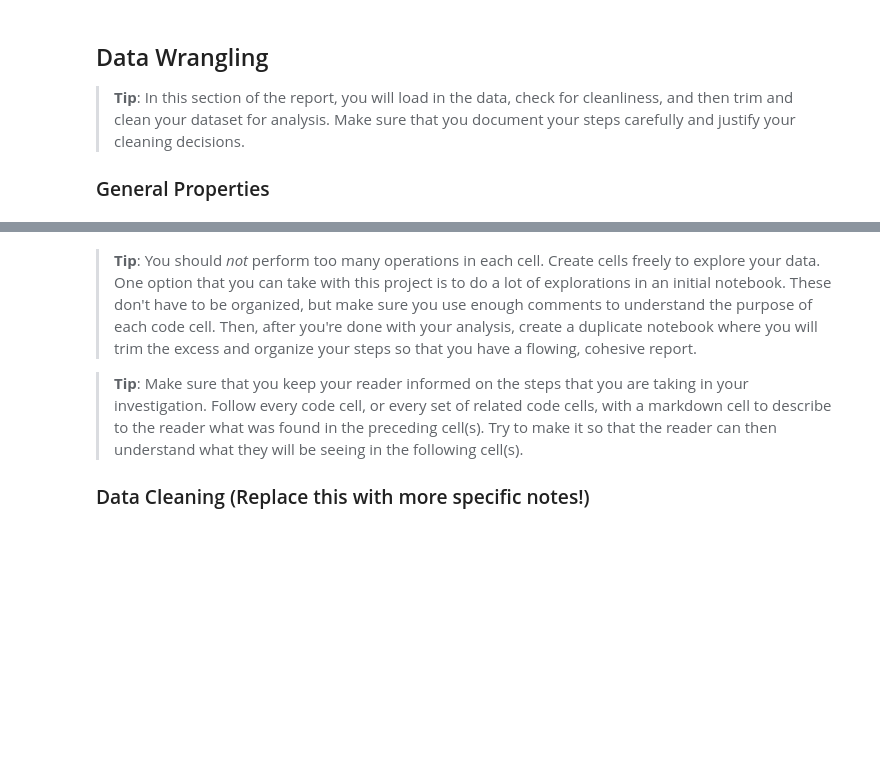
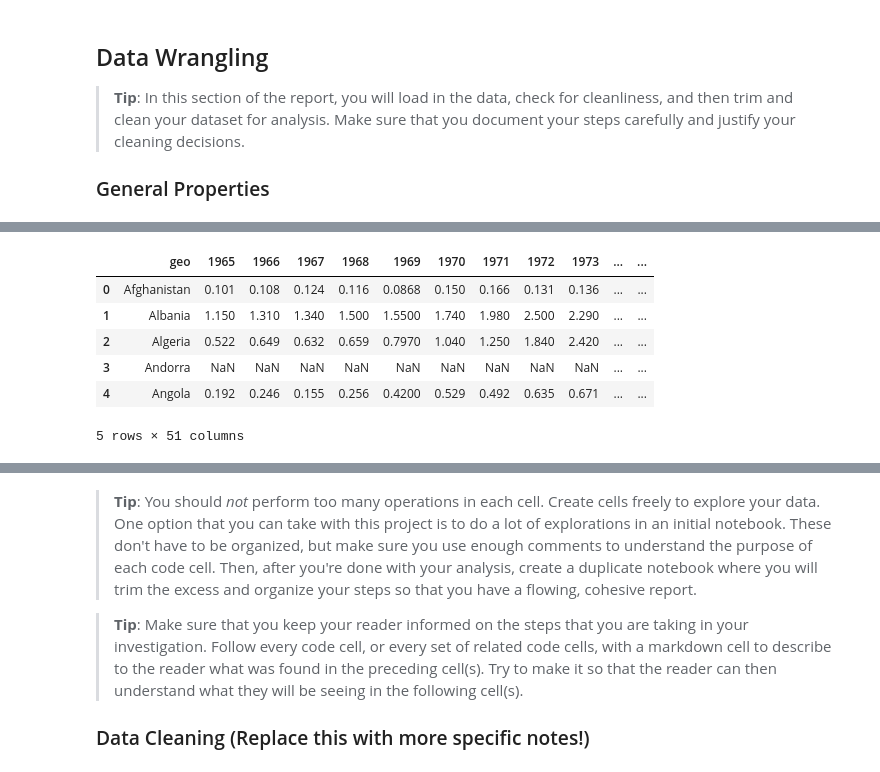
Before and after one commit to dvillaveces/udacity-project-3, a Jupyter notebook: investigate-a-dataset.ipynb, the cells around one changed output, grey strips where cells are left out. Cells and saved outputs as stored; diff of their text form; code cells hidden in the pictures; blank space fills up the shorter version.

```diff
--- a/investigate-a-dataset.ipynb
+++ b/investigate-a-dataset.ipynb
@@ -36,0 +49,11 @@ import seaborn as sns
+# %%
+df_co2 = df_co2.iloc[:, np.r_[0, -50:0]]
+df_co2.head()
+# %% [output]
+|  | geo | 1965 | 1966 | 1967 | 1968 | 1969 | 1970 | 1971 | 1972 | 1973 | ... | ... |
+| 0 | Afghanistan | 0.101 | 0.108 | 0.124 | 0.116 | 0.0868 | 0.150 | 0.166 | 0.131 | 0.136 | ... | ... |
+| 1 | Albania | 1.150 | 1.310 | 1.340 | 1.500 | 1.5500 | 1.740 | 1.980 | 2.500 | 2.290 | ... | ... |
+| 2 | Algeria | 0.522 | 0.649 | 0.632 | 0.659 | 0.7970 | 1.040 | 1.250 | 1.840 | 2.420 | ... | ... |
+| 3 | Andorra | NaN | NaN | NaN | NaN | NaN | NaN | NaN | NaN | NaN | ... | ... |
+| 4 | Angola | 0.192 | 0.246 | 0.155 | 0.256 | 0.4200 | 0.529 | 0.492 | 0.635 | 0.671 | ... | ... |
+5 rows × 51 columns
```
Also changed, not shown: parts of 7 cells of this notebook, 3 other files.
